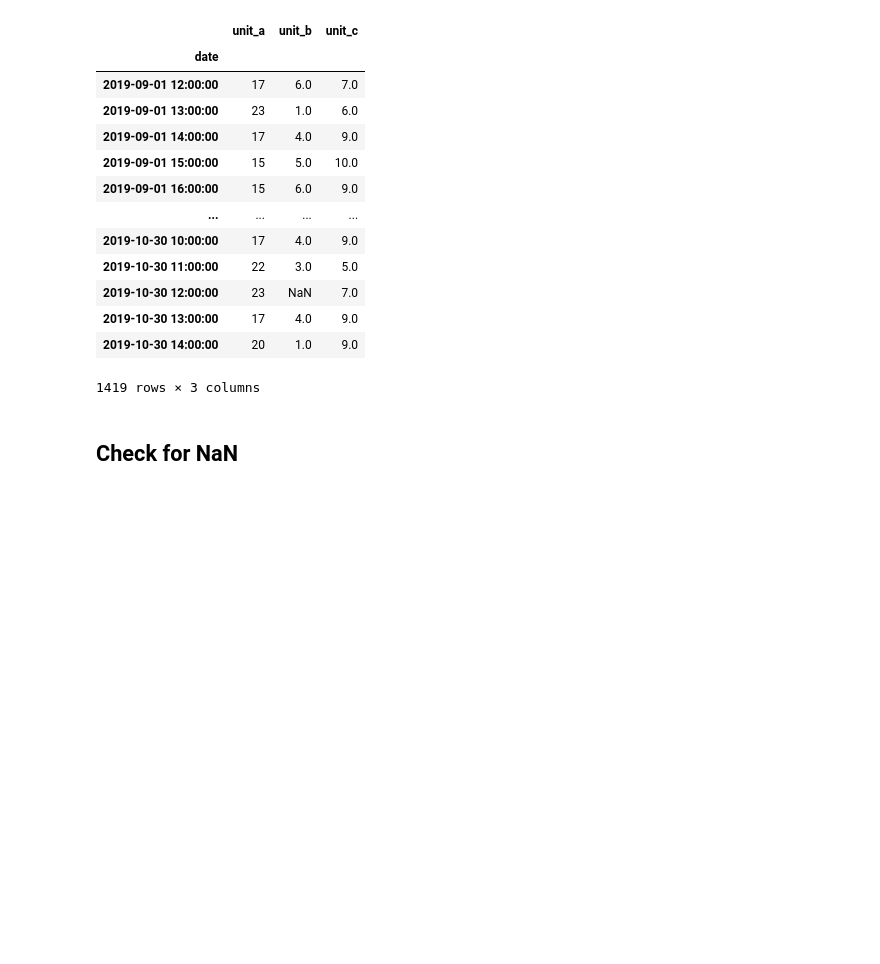
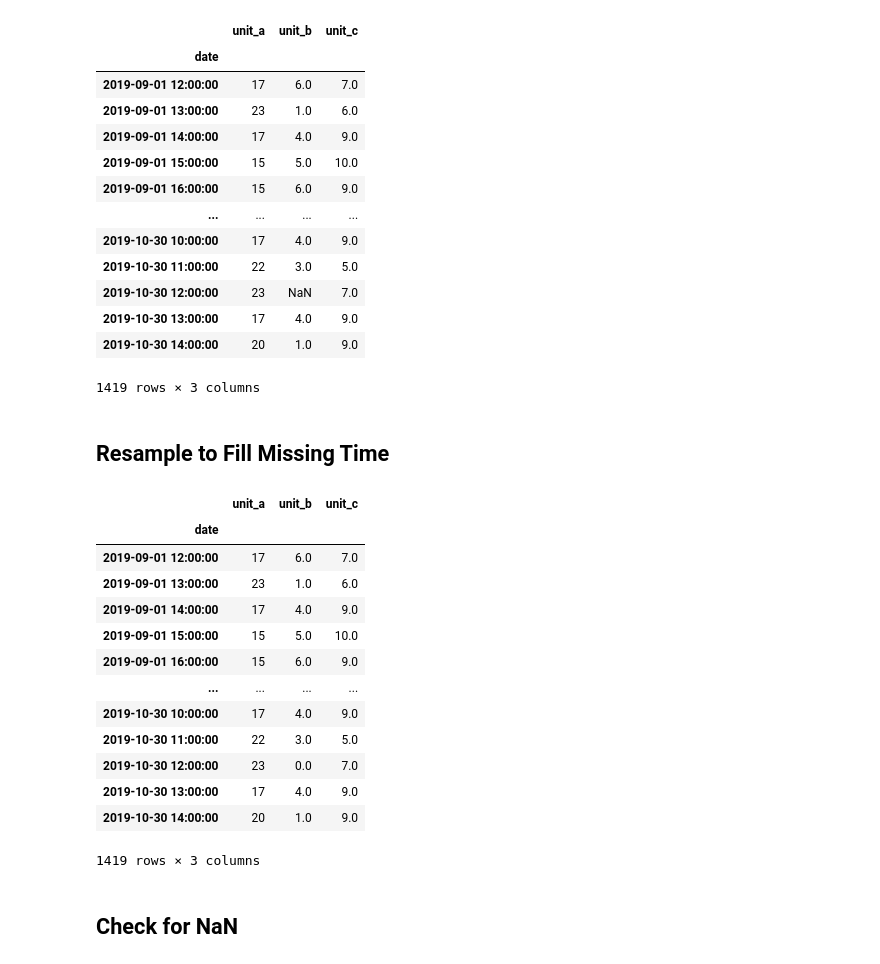
Before and after one commit to yasirroni/rrcf-power, a Jupyter notebook: rrcf-power.ipynb, the cells around one changed output. Cells and saved outputs as stored; diff of their text form; code cells hidden in the pictures; blank space fills up the shorter version.

```diff
--- a/rrcf-power.ipynb
+++ b/rrcf-power.ipynb
@@ -6,7 +6,8 @@
 ## Import and Reshape Data
 # %%
 import pandas as pd
-df_raw = pd.read_csv('rrcf_power/data/sample-1H.csv')
+data_source_path = 'rrcf_power/data/sample-1H.csv'
+df_raw = pd.read_csv(data_source_path)
 df_raw.head()
 # %% [output]
 |  | Unnamed: 0 | date | category | value |
@@ -55,6 +56,26 @@ df_currated
 | 2019-10-30 13:00:00 | 17 | 4.0 | 9.0 |
 | 2019-10-30 14:00:00 | 20 | 1.0 | 9.0 |
 1419 rows × 3 columns
+# %% [markdown]
+## Resample to Fill Missing Time
+# %%
+df_currated = df_currated.resample('1h').sum()
+df_currated
+# %% [output]
+|  | unit_a | unit_b | unit_c |
+| date |  |  |  |
+| 2019-09-01 12:00:00 | 17 | 6.0 | 7.0 |
+| 2019-09-01 13:00:00 | 23 | 1.0 | 6.0 |
+| 2019-09-01 14:00:00 | 17 | 4.0 | 9.0 |
+| 2019-09-01 15:00:00 | 15 | 5.0 | 10.0 |
+| 2019-09-01 16:00:00 | 15 | 6.0 | 9.0 |
+| ... | ... | ... | ... |
+| 2019-10-30 10:00:00 | 17 | 4.0 | 9.0 |
+| 2019-10-30 11:00:00 | 22 | 3.0 | 5.0 |
+| 2019-10-30 12:00:00 | 23 | 0.0 | 7.0 |
+| 2019-10-30 13:00:00 | 17 | 4.0 | 9.0 |
+| 2019-10-30 14:00:00 | 20 | 1.0 | 9.0 |
+1419 rows × 3 columns
 # %% [markdown]
 ## Check for NaN
 # %%
```
Also changed, not shown: parts of 14 cells of this notebook.
